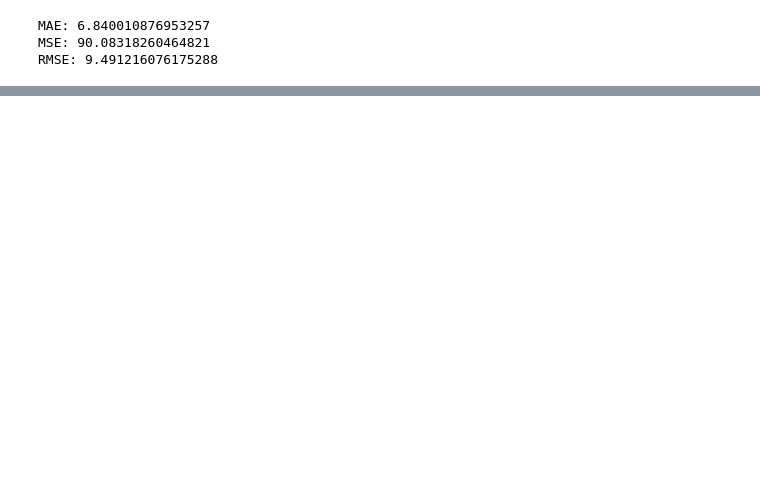
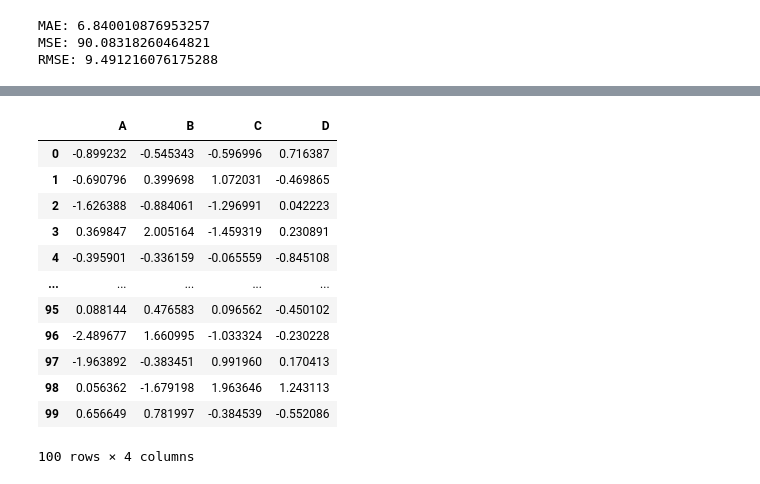
Before and after one commit to KacperChmura1/LaserTag-Project, a Jupyter notebook: Machine_Learning.ipynb, the cells around one changed output, grey strips where cells are left out. Saved outputs shown, nothing was run; the diff lists cells and outputs as text; code cells hidden in the pictures; blank space fills up the shorter version.

```diff
--- a/Machine_Learning.ipynb
+++ b/Machine_Learning.ipynb
@@ -411,0 +456,18 @@ with open ("SVRLinear.pkl", "wb") as file:
+# %%
+df_test = pd.DataFrame(np.random.randn(100,4),columns = "A B C D".split())
+# %%
+df_test
+# %% [output]
+|  | A | B | C | D |
+| 0 | -0.899232 | -0.545343 | -0.596996 | 0.716387 |
+| 1 | -0.690796 | 0.399698 | 1.072031 | -0.469865 |
+| 2 | -1.626388 | -0.884061 | -1.296991 | 0.042223 |
+| 3 | 0.369847 | 2.005164 | -1.459319 | 0.230891 |
+| 4 | -0.395901 | -0.336159 | -0.065559 | -0.845108 |
+| ... | ... | ... | ... | ... |
+| 95 | 0.088144 | 0.476583 | 0.096562 | -0.450102 |
+| 96 | -2.489677 | 1.660995 | -1.033324 | -0.230228 |
+| 97 | -1.963892 | -0.383451 | 0.991960 | 0.170413 |
+| 98 | 0.056362 | -1.679198 | 1.963646 | 1.243113 |
+| 99 | 0.656649 | 0.781997 | -0.384539 | -0.552086 |
+100 rows × 4 columns
```
Also changed, not shown: parts of 65 cells of this notebook, 1 other file.
